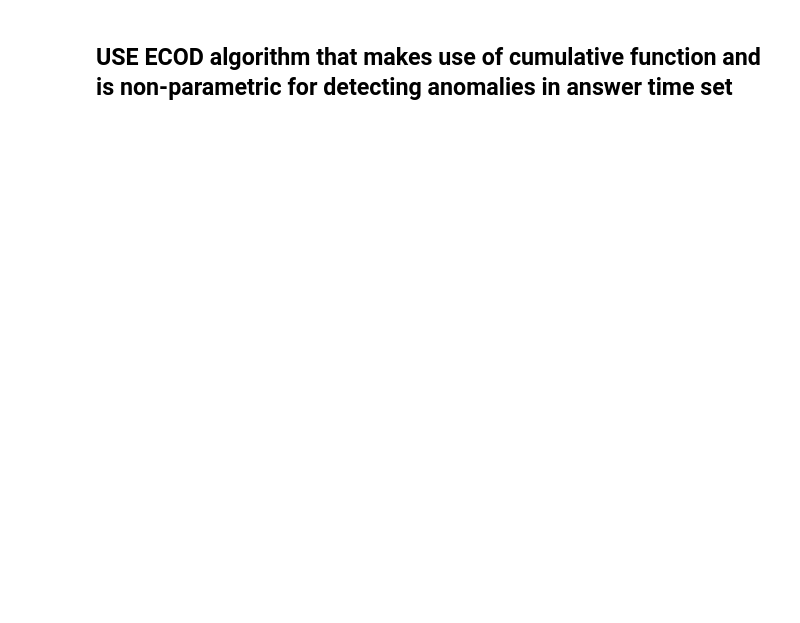
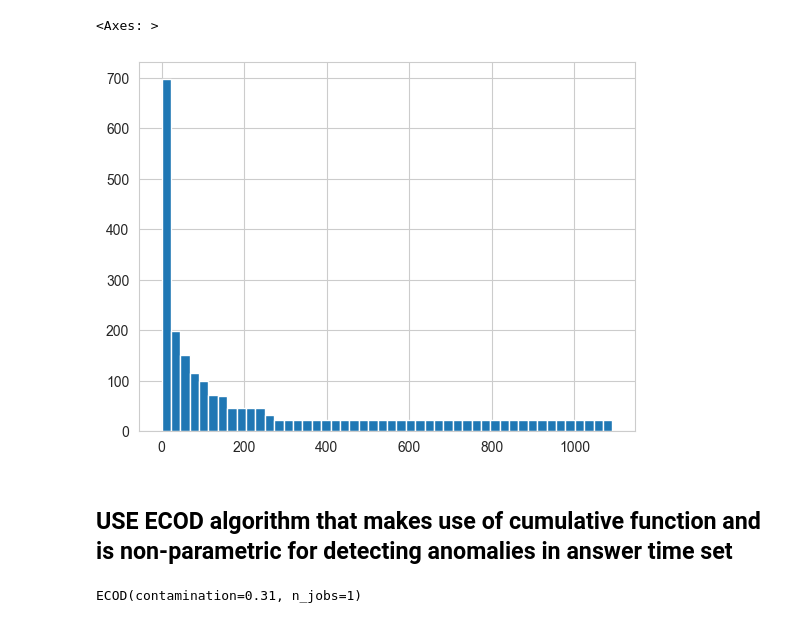
Before and after one commit to worldbank/rissk, a Jupyter notebook: notebooks/15_process_f__pause_duration.ipynb, the cells around one changed output. Cells and saved outputs as stored; diff of their text form; code cells hidden in the pictures; blank space fills up the shorter version.

```diff
--- a/notebooks/15_process_f__pause_duration.ipynb
+++ b/notebooks/15_process_f__pause_duration.ipynb
@@ -101,6 +56,0 @@ model.fit(df1)
-# %%
-df[score_name] = model.predict(df1)
-df[score_name].value_counts()
-# %%
-df['survey_version'] = df['interview__id'].map(self.df_unit.set_index('interview__id')['survey_version'])
-df['survey_label'] = df['survey_version'].apply(lambda x: False if int(x.split('_')[2])<13 else True)
@@ -129,9 +57,2 @@ plt.show()
-# %%
-df = self.get_df_pause()
-df[feature_name].hist()
-# %%
-df = self.get_df_pause()
-df[feature_name] = round(df[feature_name]/(3600),0)
-df[feature_name] = df[feature_name].apply(lambda x: round(x/24)*24 if x>24 else x)
 # %%
 df[feature_name].hist()
@@ -138,2 +62,12 @@ df[feature_name].hist()
+# %%
+# Create a new column that has the hours mapped to order of frequency
+sorted_pauses = df[feature_name].value_counts().index
+hour_to_rank = {hour: rank for rank, hour in enumerate(sorted_pauses)}
+# Sorting the DataFrame based on the 'frequency' column in descending order
+df['frequency'] = df[feature_name].map(hour_to_rank)
+df['frequency'].hist(bins=48)
+# %% [output]
+<Axes: >
+[figure, added]
 # %% [markdown]
 ## USE ECOD algorithm that makes use of cumulative function and is non-parametric for detecting anomalies in answer time set
@@ -172 +74,7 @@ thres.thresh_
+# %%
+model = ECOD(contamination=0.31)#FILTER( random_state=42))
+
+model.fit(df[['frequency']])
+# %% [output]
+ECOD(contamination=0.31, n_jobs=1)
 # %%
```
Also changed, not shown: parts of 32 cells of this notebook, 21 other files.
